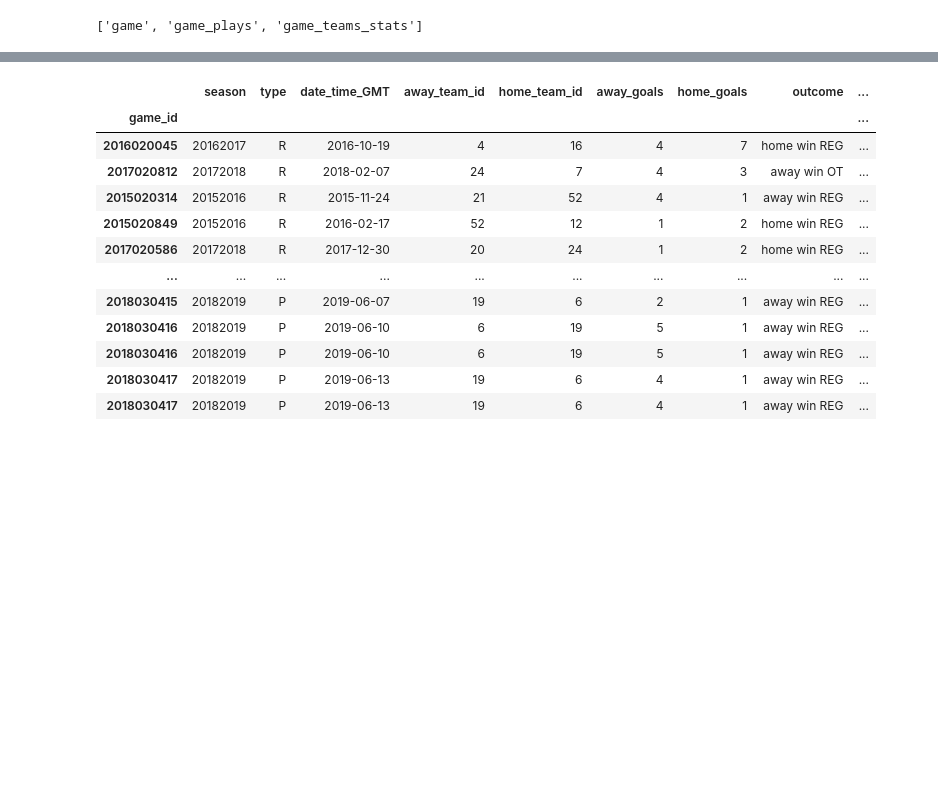
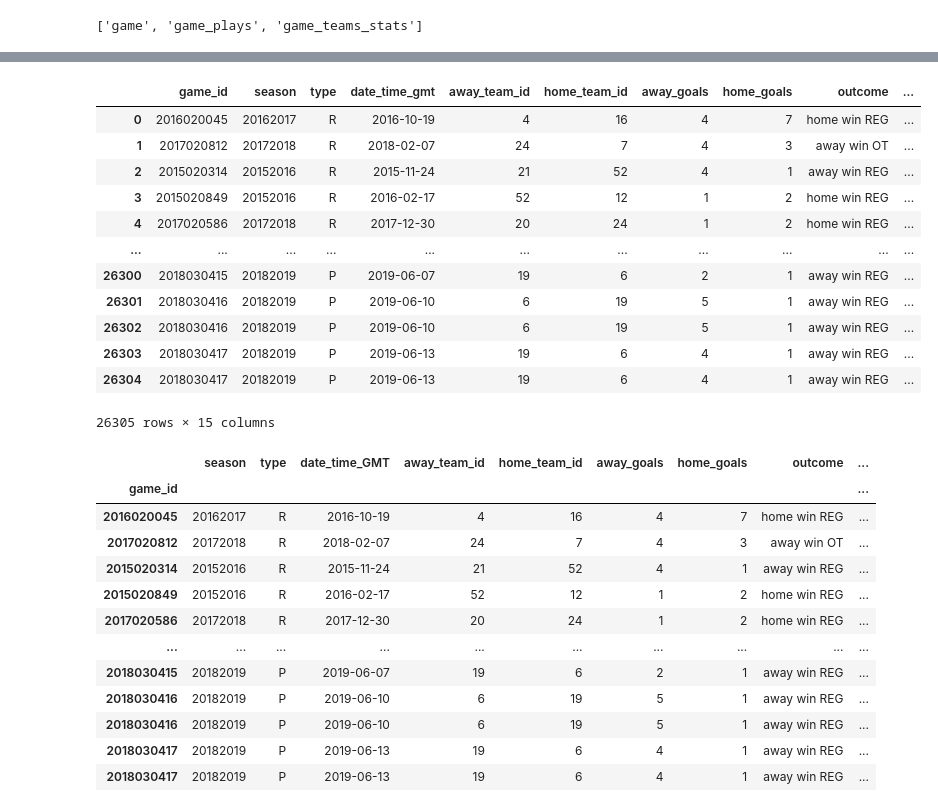
Before and after one commit to willserene/SQL_ETL, a Jupyter notebook: load_data.ipynb, the cells around one changed output, grey strips where cells are left out. Cells and saved outputs as stored; diff of their text form; code cells hidden in the pictures; blank space fills up the shorter version.

```diff
--- a/load_data.ipynb
+++ b/load_data.ipynb
@@ -50,3 +76,19 @@ engine.table_names()
+# %%
+game_df.rename(columns={'date_time_GMT':'date_time_gmt'})
+# %% [output]
+|  | game_id | season | type | date_time_gmt | away_team_id | home_team_id | away_goals | home_goals | outcome | ... |
+| 0 | 2016020045 | 20162017 | R | 2016-10-19 | 4 | 16 | 4 | 7 | home win REG | ... |
+| 1 | 2017020812 | 20172018 | R | 2018-02-07 | 24 | 7 | 4 | 3 | away win OT | ... |
+| 2 | 2015020314 | 20152016 | R | 2015-11-24 | 21 | 52 | 4 | 1 | away win REG | ... |
+| 3 | 2015020849 | 20152016 | R | 2016-02-17 | 52 | 12 | 1 | 2 | home win REG | ... |
+| 4 | 2017020586 | 20172018 | R | 2017-12-30 | 20 | 24 | 1 | 2 | home win REG | ... |
+| ... | ... | ... | ... | ... | ... | ... | ... | ... | ... | ... |
+| 26300 | 2018030415 | 20182019 | P | 2019-06-07 | 19 | 6 | 2 | 1 | away win REG | ... |
+| 26301 | 2018030416 | 20182019 | P | 2019-06-10 | 6 | 19 | 5 | 1 | away win REG | ... |
+| 26302 | 2018030416 | 20182019 | P | 2019-06-10 | 6 | 19 | 5 | 1 | away win REG | ... |
+| 26303 | 2018030417 | 20182019 | P | 2019-06-13 | 19 | 6 | 4 | 1 | away win REG | ... |
+| 26304 | 2018030417 | 20182019 | P | 2019-06-13 | 19 | 6 | 4 | 1 | away win REG | ... |
+26305 rows × 15 columns
 # %%
 game_df.set_index('game_id', inplace = True)
 game_df
```
Also changed, not shown: parts of 8 cells of this notebook.
